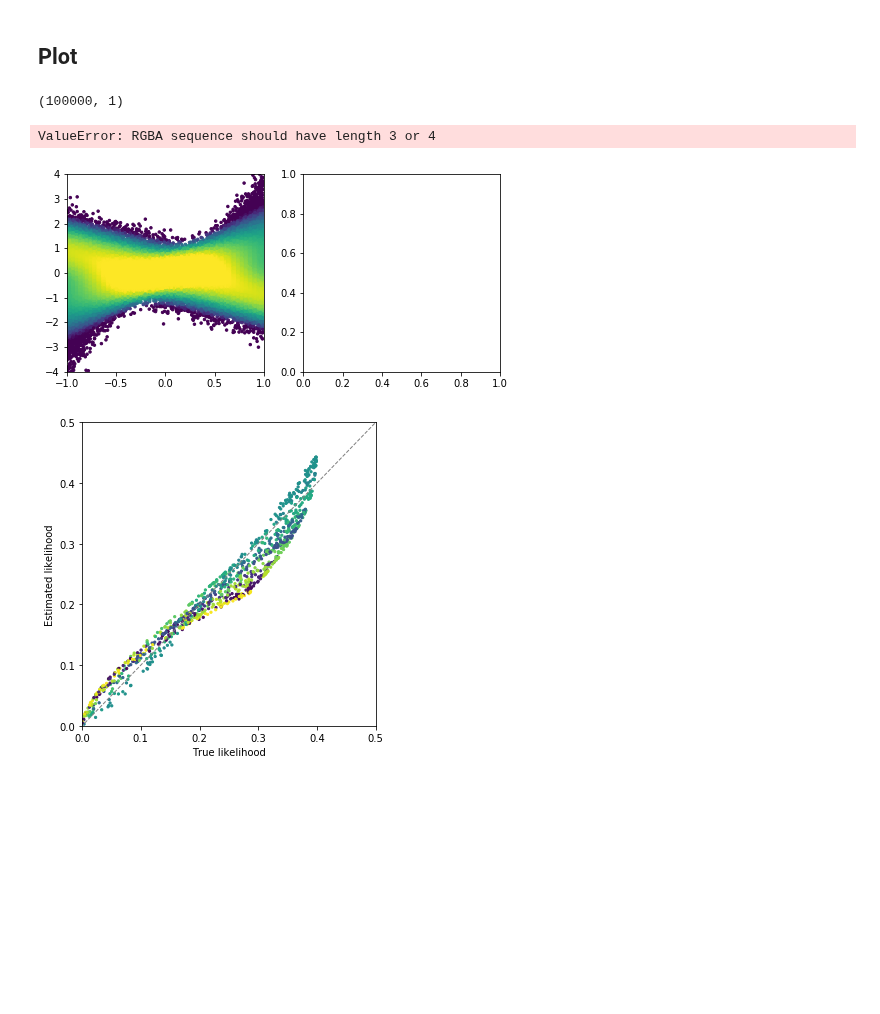
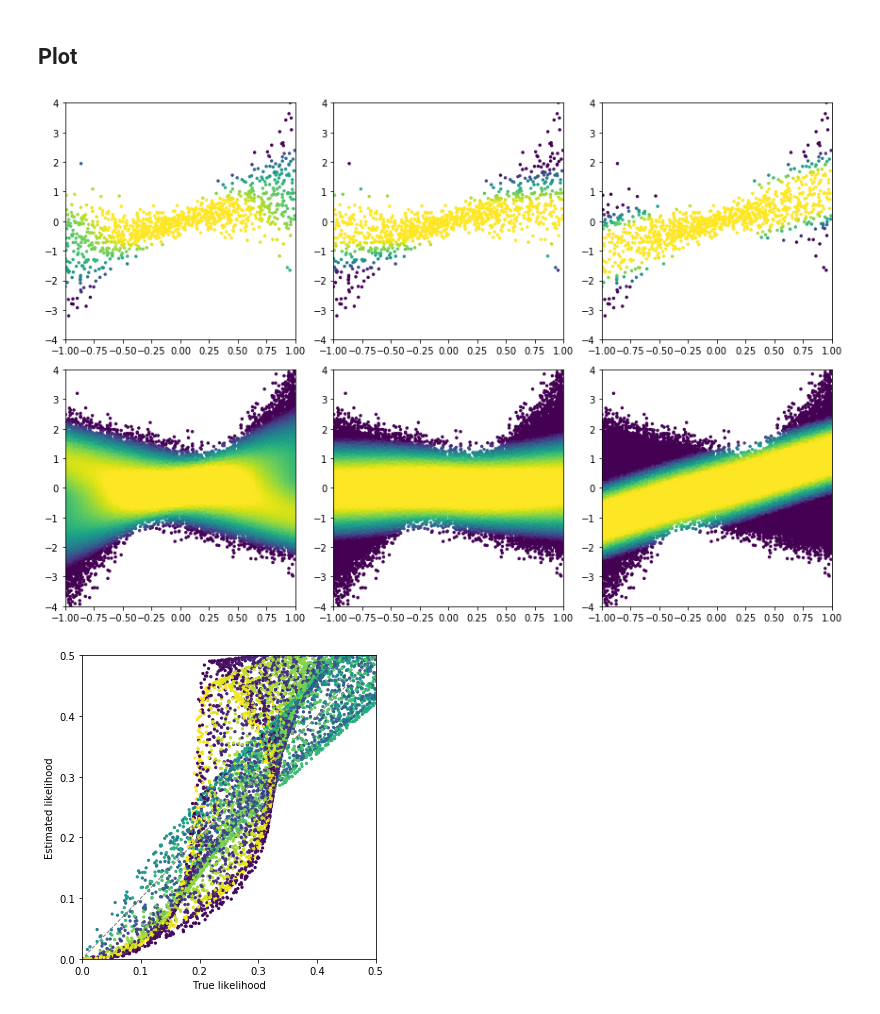
Before and after one commit to johannbrehmer/goldmine, a Jupyter notebook: goldmine/notebooks/other/gaussian_toy_example.ipynb, the cells around one changed output. Cells and saved outputs as stored; diff of their text form; code cells hidden in the pictures; blank space fills up the shorter version.

```diff
--- a/goldmine/notebooks/other/gaussian_toy_example.ipynb
+++ b/goldmine/notebooks/other/gaussian_toy_example.ipynb
@@ -12,22 +12,18 @@ from scipy.stats import norm
 theta_train = np.load('../../data/samples/gaussian/theta0_train.npy')
 x_train = np.load('../../data/samples/gaussian/x_train.npy')
 log_p_train = np.log(0.5 * norm.pdf(x_train, loc=theta_train, scale=(0.2 + theta_train**2)**0.5) + 0.5 * norm.pdf(x_train, loc=-theta_train, scale=0.5**0.5))
-log_p_hat_train = np.load('../../data/results/gaussian/maf/log_p_hat_train.npy').reshape((-1,1))
-log_p_histo_train = np.load('../../data/results/gaussian/histogram/log_p_hat_train.npy').reshape((-1,1))
+log_p_hat_train = np.load('../../data/results/gaussian/maf/log_p_hat_train_trainingsamplesize_10000.npy').reshape((-1,1))
+log_p_histo_train = np.load('../../data/results/gaussian/scandal/log_p_hat_train_trainingsamplesize_10000.npy').reshape((-1,1))
 
 theta_test = np.load('../../data/samples/gaussian/theta0_test.npy')
 x_test = np.load('../../data/samples/gaussian/x_test.npy')
 log_p_test = np.log(0.5 * norm.pdf(x_test, loc=theta_test, scale=(0.2 + theta_test**2)**0.5) + 0.5 * norm.pdf(x_test, loc=-theta_test, scale=0.5**0.5))
-log_p_hat_test = np.load('../../data/results/gaussian/maf/log_p_hat_test.npy').reshape((-1,1))
-log_p_histo_test = np.load('../../data/results/gaussian/scandal/log_p_hat_test.npy').reshape((-1,1))
+log_p_hat_test = np.load('../../data/results/gaussian/maf/log_p_hat_test_trainingsamplesize_10000.npy').reshape((-1,1))
+log_p_histo_test = np.load('../../data/results/gaussian/scandal/log_p_hat_test_trainingsamplesize_10000.npy').reshape((-1,1))
 # %% [markdown]
 ## Plot
-# %%
-log_p_train.shape
-# %% [output]
-(100000, 1)
 # %%
-skip=1
+skip=100
 fig = plt.figure(figsize=(12,8))
 
 
@@ -65,35 +61,34 @@ plt.ylim(-4.,4.)
 ax = plt.subplot(2,3,4)
 
 plt.scatter(theta_test, x_test, c=log_p_test, cmap='viridis', vmin=-3., vmax=-1., s=6.)
 
 plt.xlim(-1.,1,)
 plt.ylim(-4.,4.)
 
 
 
 ax = plt.subplot(2,3,5)
 
 plt.scatter(theta_test, x_test, c=log_p_hat_test, cmap='viridis', vmin=-3., vmax=-1., s=6.)
 
 plt.xlim(-1.,1,)
 plt.ylim(-4.,4.)
 
 
 
 ax = plt.subplot(2,3,6)
 
 plt.scatter(theta_test, x_test, c=log_p_histo_test, cmap='viridis', vmin=-3., vmax=-1., s=6.)
 
 plt.xlim(-1.,1,)
 plt.ylim(-4.,4.)
 
 
 
 plt.tight_layout()
 plt.show()
 # %% [output]
-ValueError: RGBA sequence should have length 3 or 4
-[figure, old version]
+[figure, new version]
 # %%
 fig = plt.figure(figsize=(5,5))
 
@@ -108,4 +103,4 @@ plt.ylabel('Estimated likelihood')
 plt.tight_layout()
 plt.show()
 # %% [output]
-[figure, old version]
+[figure, new version]
```
Also changed, not shown: 1 other file.
